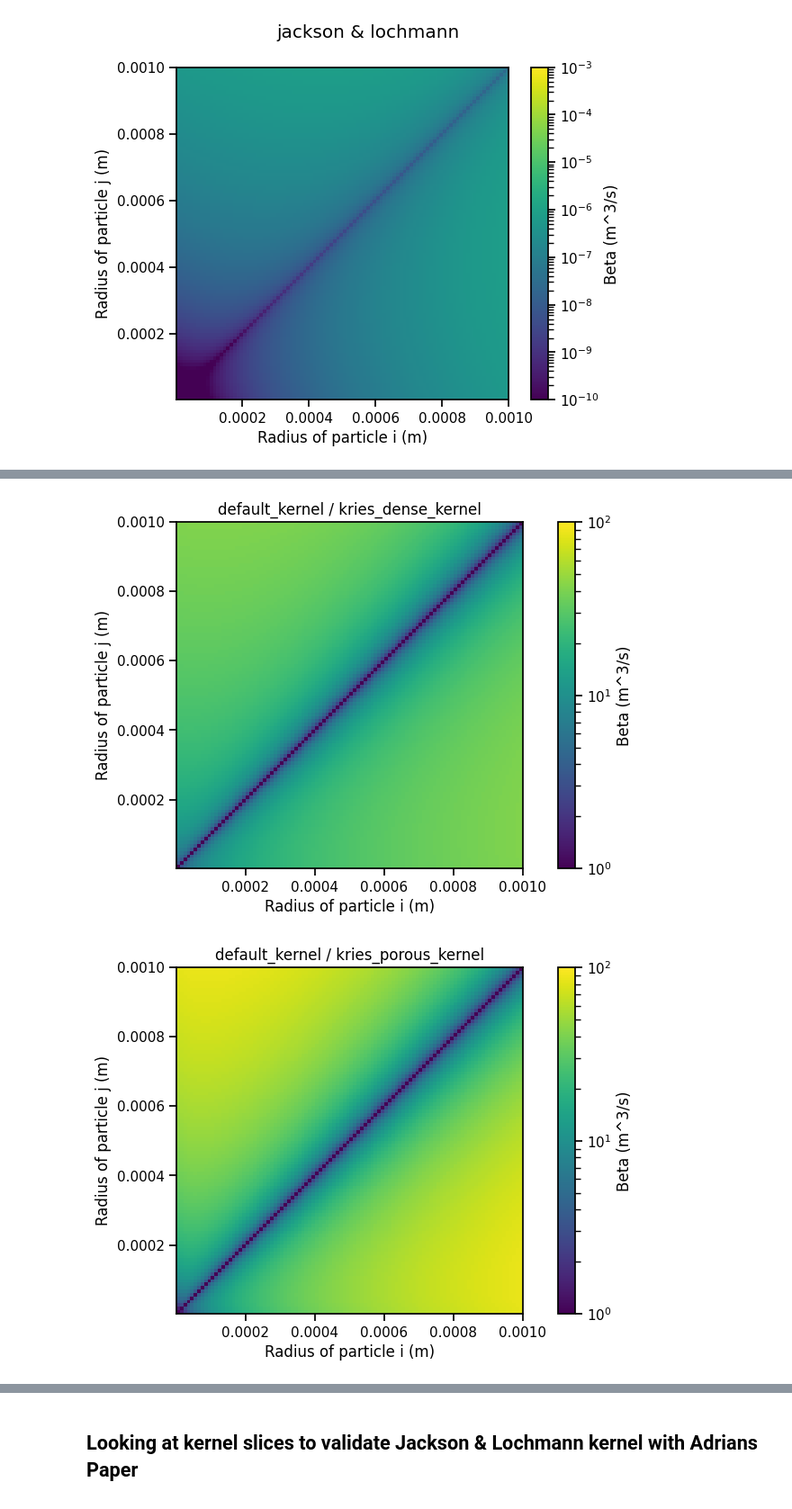
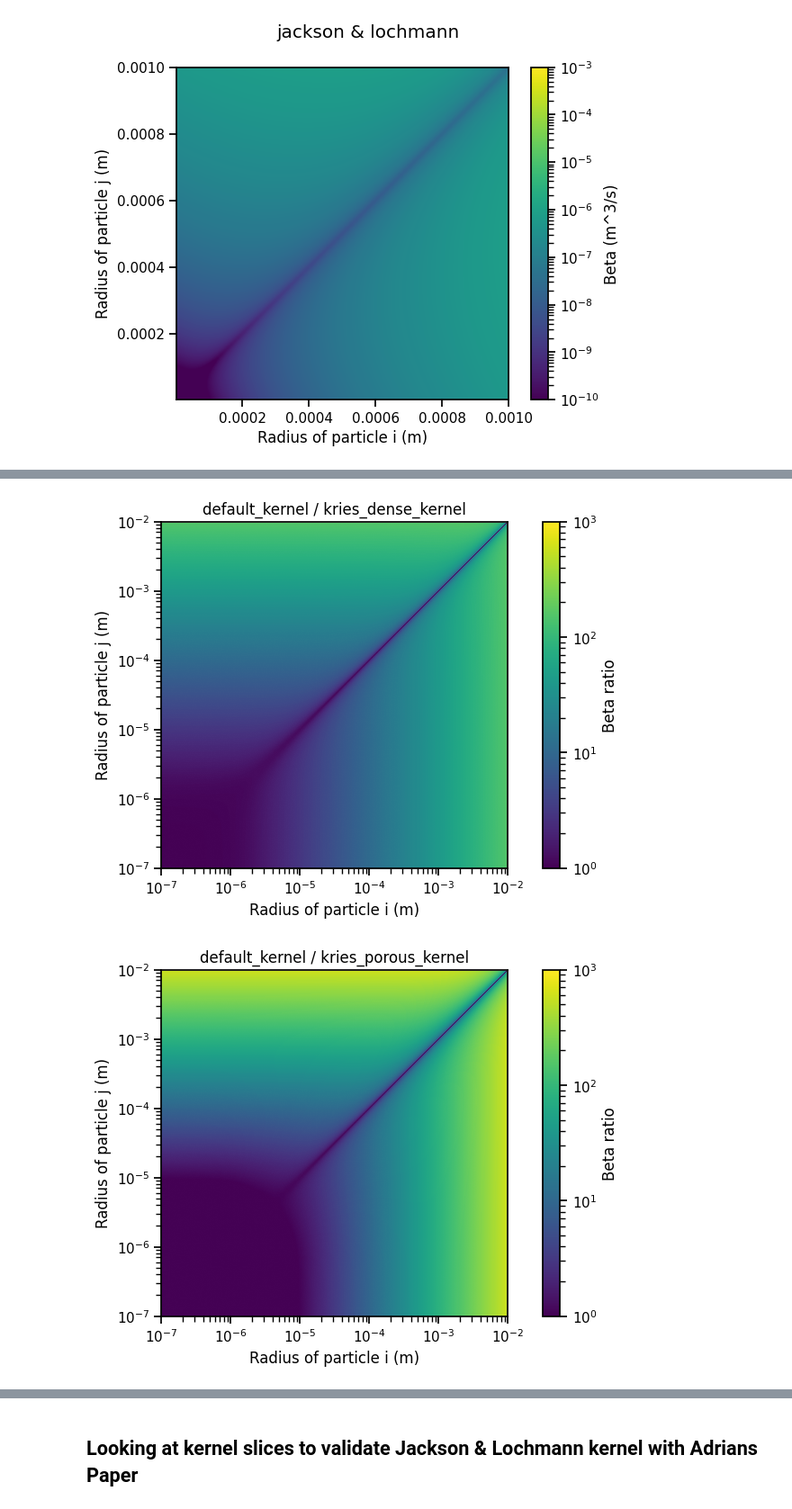
Before and after one commit to 465b/particle_aggregation_model, a Jupyter notebook: running_and_visualizing_experiments.ipynb, the cells around one changed output, grey strips where cells are left out. Shown at 90% size. Saved outputs shown, nothing was run; the diff lists cells and outputs as text; code cells hidden in the pictures.

```diff
--- a/running_and_visualizing_experiments.ipynb
+++ b/running_and_visualizing_experiments.ipynb
@@ -47,9 +63,10 @@ plot_kernel_map(kries_dense_kernel, 'Kriest dense', norm_range = [1e-10, 1e-3])
 plot_normalized_kernel_map(
     default_kernel, 'default_kernel',
     kries_dense_kernel, 'kries_dense_kernel',
-    r_min=1e-6, r_max=1e-3,
-    norm_range=[1e0, 1e2],
+    n=10000,
+    r_min=1e-7, r_max=1e-2,
+    norm_range=[1e0, 1e3],
     save_path='kernel_map_kries_dense_vs_default.png'
 )
 # %% [output]
-[figure, old version]
+[figure, new version]
@@ -56,13 +75,14 @@ plot_normalized_kernel_map(
 # %%
 plot_normalized_kernel_map(
     default_kernel, 'default_kernel',
     kries_porous_kernel, 'kries_porous_kernel',
-    r_min=1e-6, r_max=1e-3,
-    norm_range=[1e0, 1e2],
+    r_min=1e-7, r_max=1e-2,
+    norm_range=[1e0, 1e3],
+    n = 10000,
     save_path='kernel_map_kries_porous_vs_default.png'
 )
 # %% [output]
-[figure, old version]
+[figure, new version]
 # %%
 plot_kernel_diff_map(
     default_kernel, 'default_kernel',
```
Also changed, not shown: parts of 6 cells of this notebook, 20 other files.
